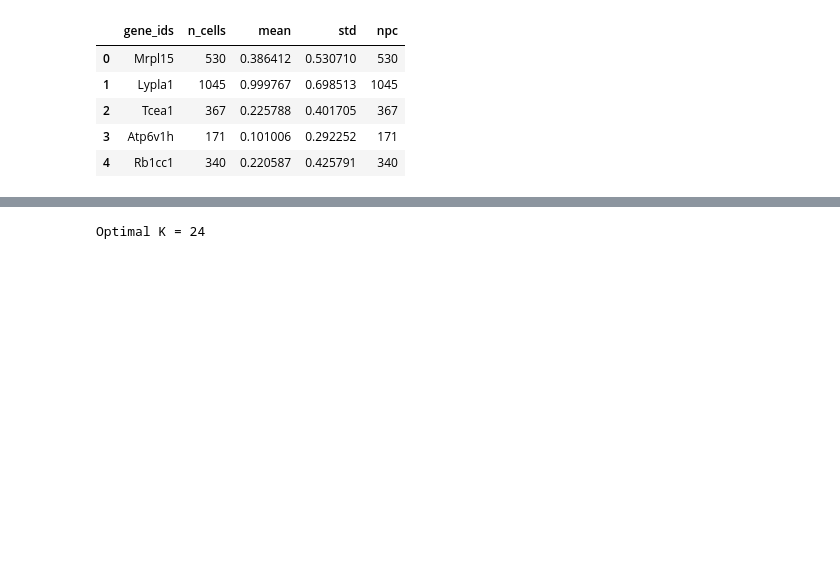
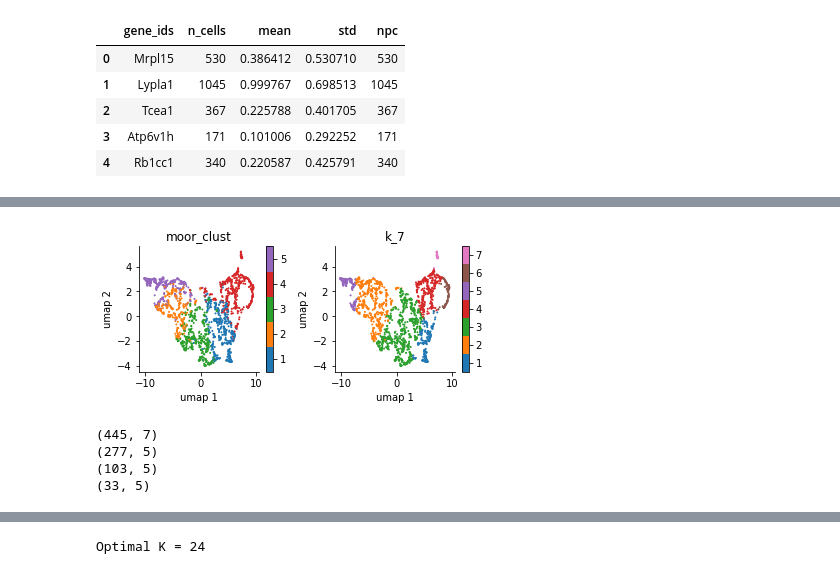
Before and after one commit to yashpatel5400/gliss, a Jupyter notebook: notebooks/setup_real_data_entero_part2.ipynb, the cells around one changed output, grey strips where cells are left out. Saved outputs shown, nothing was run; the diff lists cells and outputs as text; code cells hidden in the pictures; blank space fills up the shorter version.

```diff
--- a/notebooks/setup_real_data_entero_part2.ipynb
+++ b/notebooks/setup_real_data_entero_part2.ipynb
@@ -206,0 +258,9 @@ plt.show()
+# %%
+kmtx, kdf = load_gene_set_clusters(var_df)
+int_df = kdf.join(cmp.drop('orig_idx', axis=1), how='inner')
+print(int_df.shape)
+int_df.head()
+assert np.array_equal(int_df['clust_idx'], int_df['moor_clust']), 'moor clust mismatch'
+display(int_df.head())
+
+# use curr_idx to select rows from kmtx
@@ -206,0 +275,29 @@ plt.show()
+# %%
+plot_multiple_scatter_discrete(int_df[['umap 1', 'umap 2']],
+                               int_df[['moor_clust', use_k]])
+# %% [output]
+[figure, added]
+# %%
+def moor_mtx_sel(int_df, kmtx, cid):
+    sel = int_df['moor_clust'] == cid
+    idx = int_df.loc[sel]['curr_idx']
+    mtx = kmtx[idx, :]
+    print(mtx.shape)
+    return mtx
+
+def ours_mtx_sel(int_df, c_mtx, cid, use_k):
+    sel = int_df[use_k] == cid
+    idx = int_df.loc[sel]['orig_idx']
+    mtx = c_mtx[idx, :]
+    print(mtx.shape)
+    return mtx
+
+mtx1 = moor_mtx_sel(int_df, kmtx, 4)
+mtx2 = ours_mtx_sel(int_df, c_mtx, 4, use_k)
+mtx2 = ours_mtx_sel(int_df, c_mtx, 6, use_k)
+mtx2 = ours_mtx_sel(int_df, c_mtx, 7, use_k)
+# %% [output]
+(445, 7)
+(277, 5)
+(103, 5)
+(33, 5)
```
Also changed, not shown: parts of 37 cells of this notebook, 1 other file.
